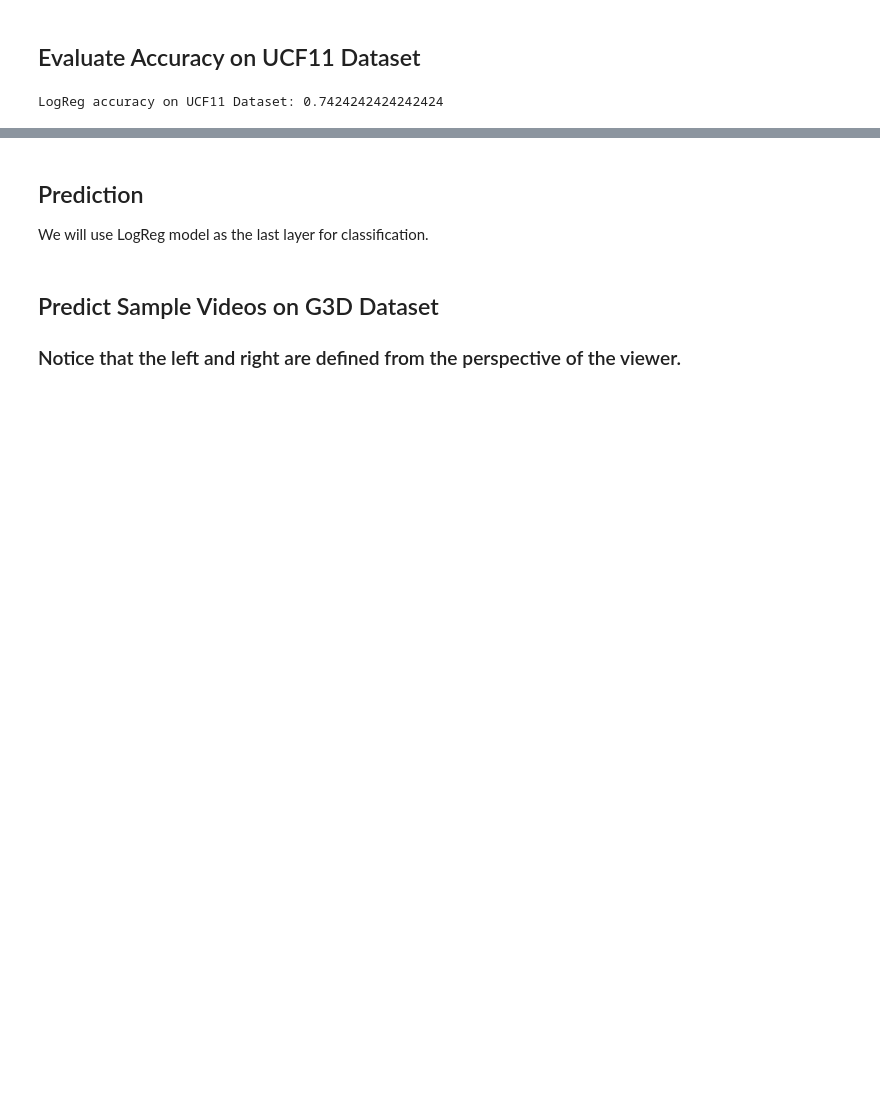
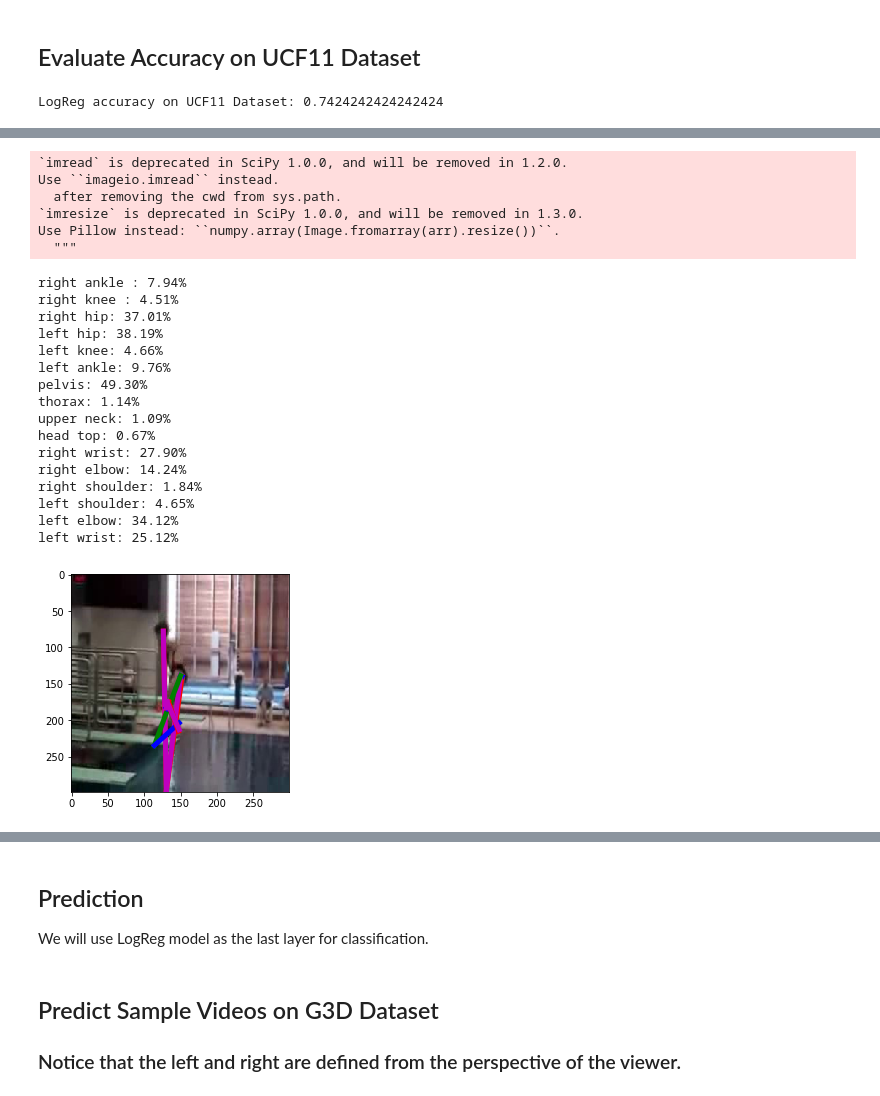
Before and after one commit to yuhaozhang94/humanpose-rnn-action-recognition, a Jupyter notebook: humanpose-rnn-action-recognition.ipynb, the cells around one changed output, grey strips where cells are left out. Drawn from its saved outputs; the diff is of its cells as text; code cells hidden in the pictures; blank space fills up the shorter version.

```diff
--- a/humanpose-rnn-action-recognition.ipynb
+++ b/humanpose-rnn-action-recognition.ipynb
@@ -381,0 +446,27 @@ LogReg accuracy on UCF11 Dataset: 0.7424242424242424
+# %%
+# sample frame from UCF11 dataset
+visualise_pose_estimation('images/example_3.jpg', 'images/example_3_pose.jpg')
+# %% [output]
+`imread` is deprecated in SciPy 1.0.0, and will be removed in 1.2.0.
+Use ``imageio.imread`` instead.
+  after removing the cwd from sys.path.
+`imresize` is deprecated in SciPy 1.0.0, and will be removed in 1.3.0.
+Use Pillow instead: ``numpy.array(Image.fromarray(arr).resize())``.
+  """
+right ankle : 7.94%
+right knee : 4.51%
+right hip: 37.01%
+left hip: 38.19%
+left knee: 4.66%
+left ankle: 9.76%
+pelvis: 49.30%
+thorax: 1.14%
+upper neck: 1.09%
+head top: 0.67%
+right wrist: 27.90%
+right elbow: 14.24%
+right shoulder: 1.84%
+left shoulder: 4.65%
+left elbow: 34.12%
+left wrist: 25.12%
+[figure, added]
```
Also changed, not shown: parts of 14 cells of this notebook, 9 other files.
